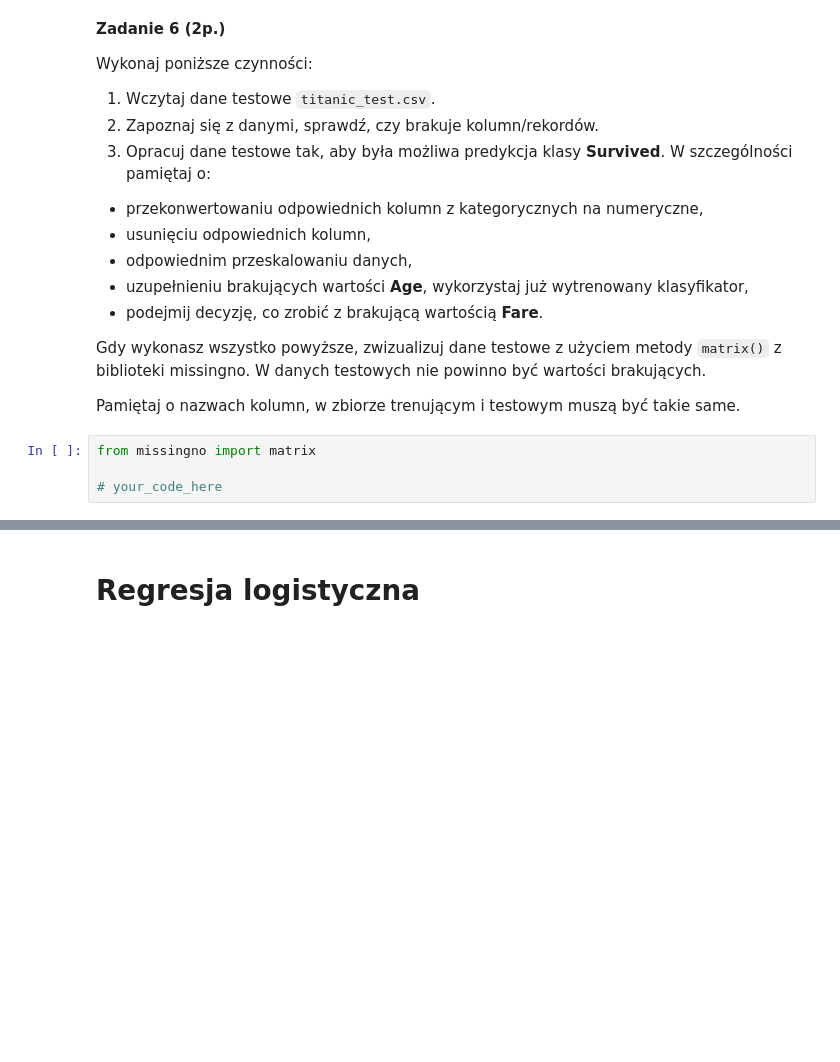
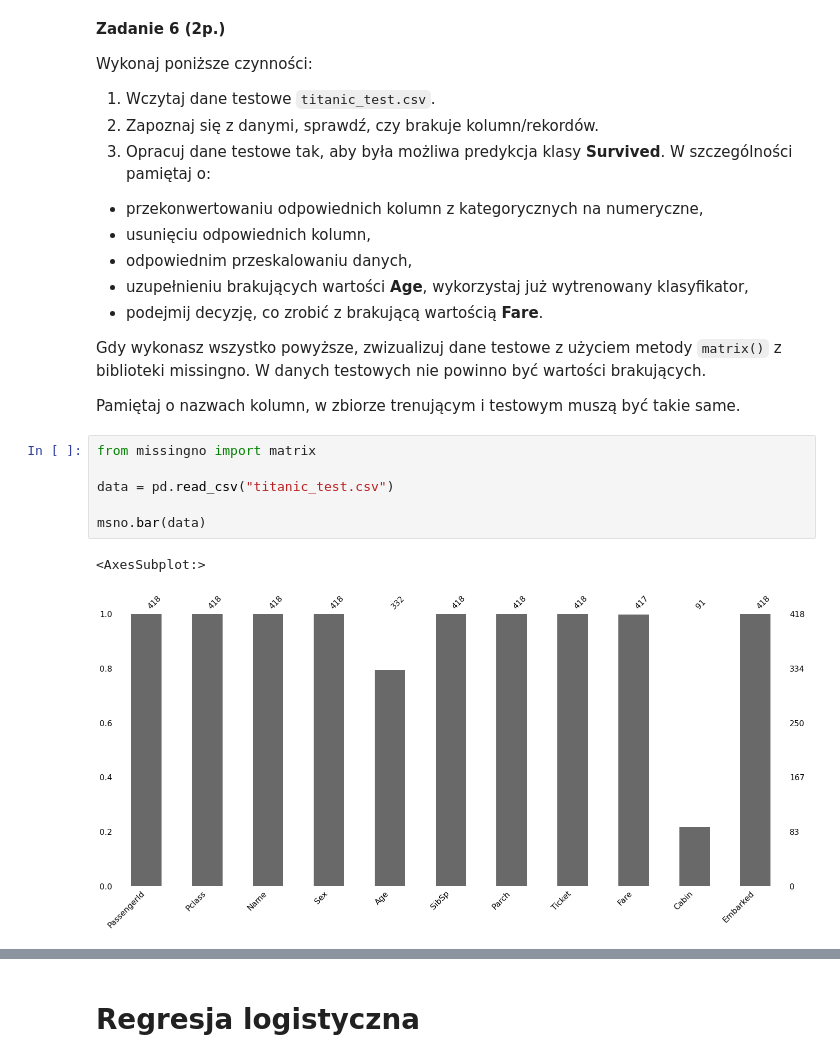
Before and after one commit to IgSit/PSI, a Jupyter notebook: lab1/lab_1_introduction.ipynb, the cells around one changed output, grey strips where cells are left out. Cells and saved outputs as stored; diff of their text form; blank space fills up the shorter version.

```diff
--- a/lab1/lab_1_introduction.ipynb
+++ b/lab1/lab_1_introduction.ipynb
@@ -519,4 +544,9 @@ Pamiętaj o nazwach kolumn, w zbiorze trenującym i testowym muszą być takie s
 # %%
 from missingno import matrix
 
-# your_code_here
+data = pd.read_csv("titanic_test.csv")
+
+msno.bar(data)
+# %% [output]
+<AxesSubplot:>
+[figure, added]
```
Also changed, not shown: parts of 25 cells of this notebook.
